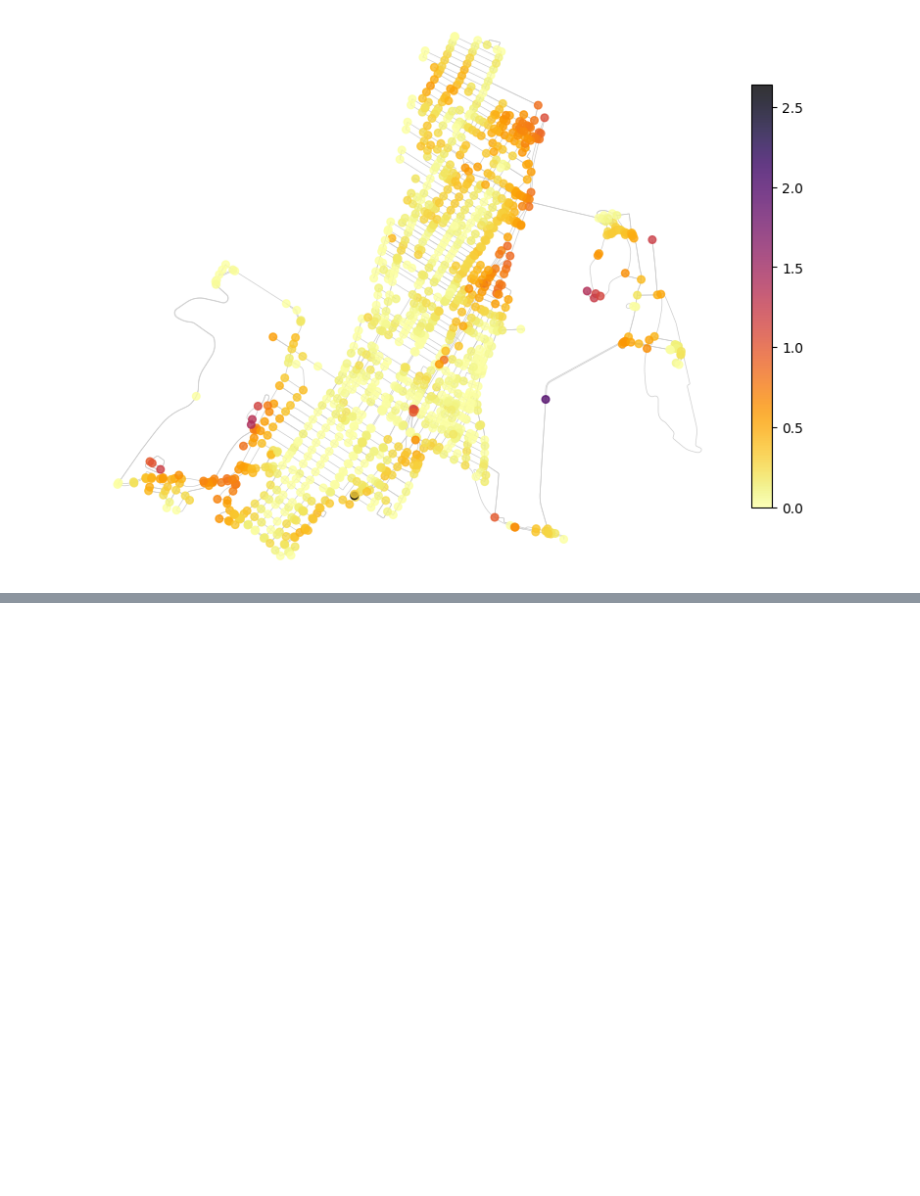
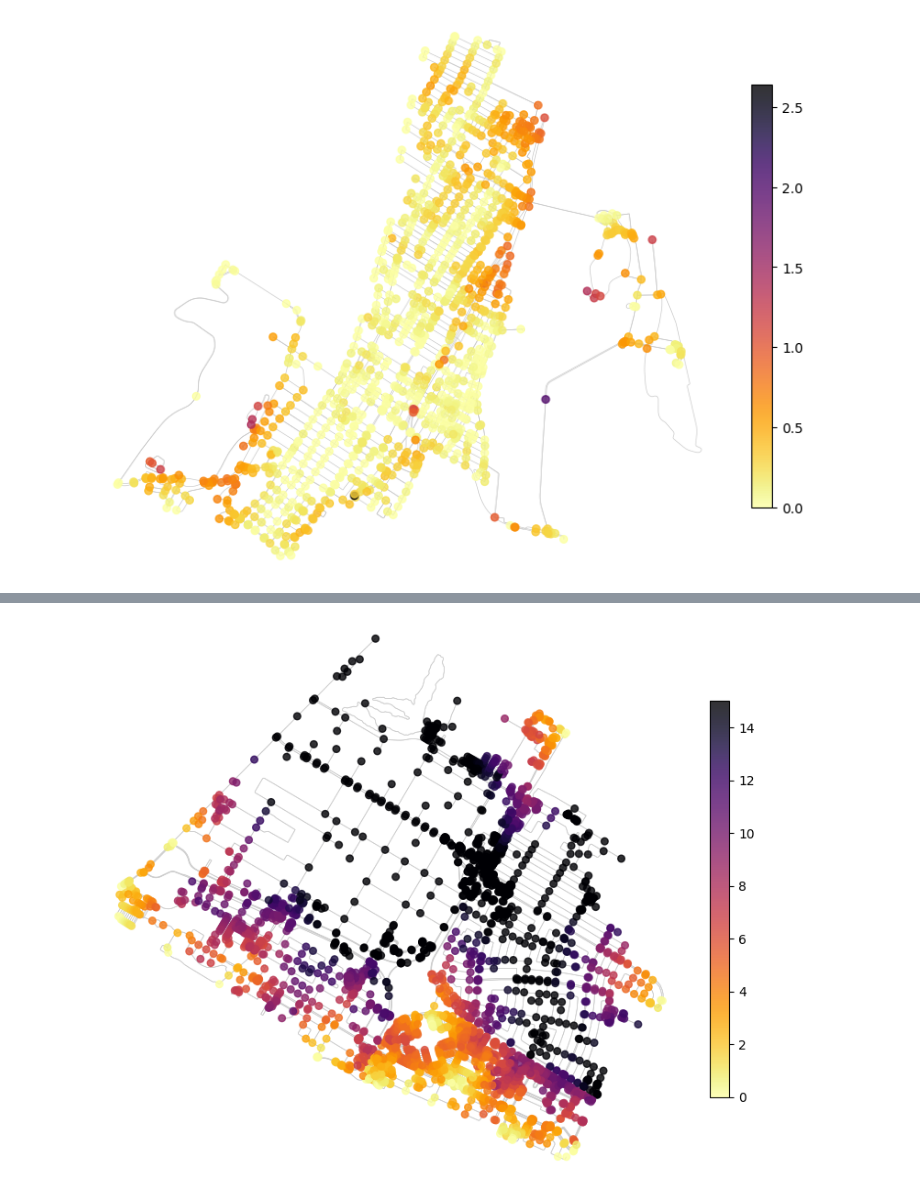
Before and after one commit to michelo200/GDS_project_deployment, a Jupyter notebook: initial_analysis/final_distances_and_plotting.ipynb, the cells around one changed output, grey strips where cells are left out. Saved outputs shown, nothing was run; the diff lists cells and outputs as text; code cells hidden in the pictures; blank space fills up the shorter version.

```diff
--- a/initial_analysis/final_distances_and_plotting.ipynb
+++ b/initial_analysis/final_distances_and_plotting.ipynb
@@ -541,0 +567,7 @@ plot_neighborhood_graph(transportation_type='driving',
+# %%
+plot_neighborhood_graph(transportation_type='walking',
+                        neighbourhood='Anjou',
+                        distances_by_transportation=walking_distances,
+                        amenity='restaurant')
+# %% [output]
+[figure, added]
```
Also changed, not shown: parts of 8 cells of this notebook, 3 other files.
